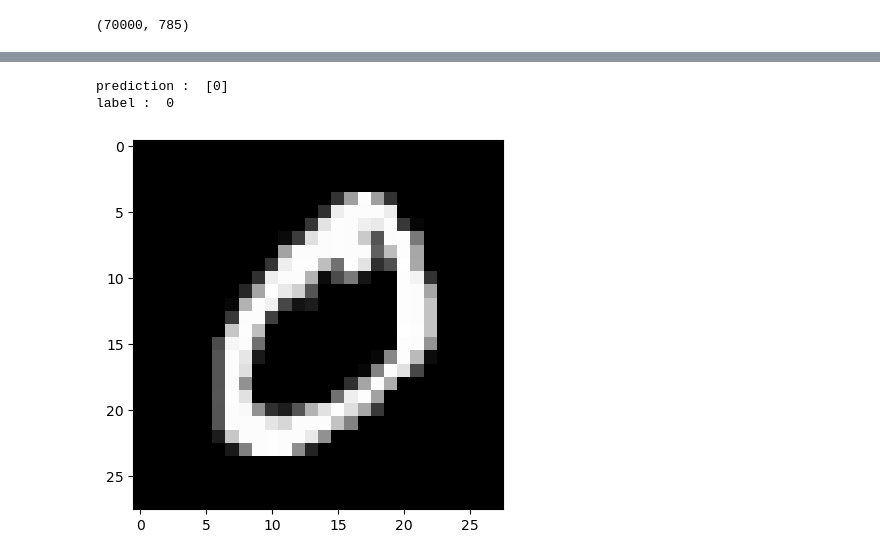
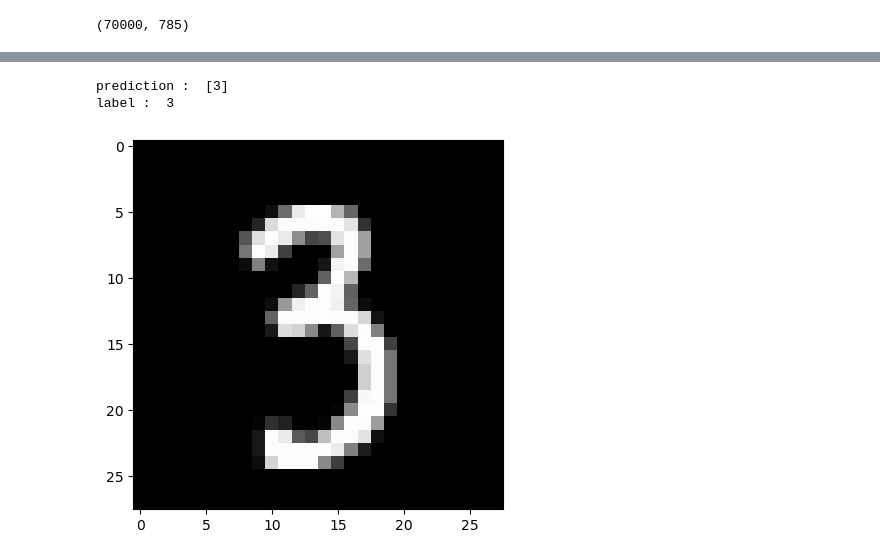
Before and after one commit to varshith-jureddi/neural-network, a Jupyter notebook: dev.ipynb, the cells around one changed output, grey strips where cells are left out. Drawn from its saved outputs; the diff is of its cells as text; code cells hidden in the pictures.

```diff
--- a/dev.ipynb
+++ b/dev.ipynb
@@ -36,11 +38,11 @@ data.shape
 (70000, 785)
 # %%
 rows,cols=data.shape
-test_size=int(rows*.8)
+test_size=int(rows*.9)
 train= data[: test_size].T
 test=data[test_size:].T
-X_train,y_train=train[1:],train[0]
-X_test,y_test=test[1:],test[0]
+X_train,y_train=train[1:]/255.0,train[0]
+X_test,y_test=test[1:]/255.0,test[0]
 # train.shape
 # 70000*.8
 # %%
@@ -64,17 +66,15 @@ print(y_train)
 # %%
 def init_params():
-    w1=np.random.rand(10,784) - 0.5
-    b1=np.random.rand(10,1) - 0.5
-    w2=np.random.rand(10,10) - 0.5
-    b2=np.random.rand(10,1) - 0.5
-    return w1,b1,w2,b2
+    w1= np.random.rand(10, 784) - 0.5
+    b1=np.random.rand(10, 1) - 0.5
+    w2=np.random.rand(10, 10) - 0.5
+    b2=np.random.rand(10, 1) - 0.5
+    return w1, b1, w2, b2
 
 def ReLU(z):
-    return np.maximum(0,z)
+    return np.maximum(z,0)
 
 def softmax(z):
-    # shift_z= z- np.max(z,axis=-1,keepdims=True)
-    # a= np.exp(shift_z) / np.sum(np.exp(shift_z))
     a = np.exp(z) / sum(np.exp(z))
     return a
 
@@ -93,17 +93,17 @@ def one_hot(y):
 
 def dReLU(z):
     return z>0
+def backward_propagation(z1,a1,z2,a2,w1,w2,x,y):
+    # m=y.size
+    onehoty=one_hot(y)
+    dz2=a2 - onehoty
+    dw2= 1/m * dz2.dot(a1.T)
+    db2 = 1/m * np.sum(dz2)
+    dz1= w2.T.dot(dz2) * dReLU(z1)
+    dw1= 1/m * dz1.dot(x.T)
+    db1 = 1/m * np.sum(dz1)
+    return db1,dw1,db2,dw2
 
-def backward_propagation(z1,a1,z2,a2,w1,w2,x,y):
-    m=y.size
-    onehoty=one_hot(y)
-    dz2=a2-onehoty
-    dw2= 1/m * dz2.dot(a1.T)
-    db2= 1/m * np.sum(dz2)
-    dz1= w2.T.dot(dz2) + dReLU(z1)
-    dw1= 1/m * dz1.dot(x.T)
-    db1= 1/m * np.sum(dz1)
-    return db1,dw1,db2,dw2
 def update_params(w1, b1, w2, b2, dw1, db1, dw2, db2,alpha):
     w1=w1-alpha*dw1
     b1=b1-alpha*db1
@@ -124,9 +124,10 @@ def gradient_descent(x, y, iterations,alpha):
         z1,a1,z2,a2=forward_propagation(w1,b1,w2,b2,x)
         db1,dw1,db2,dw2= backward_propagation(z1,a1,z2,a2,w1,w2,x,y)
         w1,b1,w2,b2 = update_params(w1, b1, w2, b2, dw1, db1, dw2, db2,alpha)
-        if i%50 == 0:
+        if i%10 == 0:
             print('iteration - ',i,' : ')
             print('accuracy : ',get_accuracy(get_prediction(a2),y))
+    print("accuracy:", get_accuracy(get_prediction(a2), y))
     return w1, b1, w2, b2
 # %%
 w1,b1,w2,b2 = gradient_descent(X_train,y_train,500,0.1)
@@ -146,8 +165,8 @@ def test_pred(index,w1,b1,w2,b2):
     plt.imshow(curr_img,interpolation='nearest')
     plt.show()
 # %%
-test_pred(1,w1,b1,w2,b2)
+test_pred(98,w1,b1,w2,b2)
 # %% [output]
-prediction :  [0]
-label :  0
+prediction :  [3]
+label :  3
-[figure, old version]
+[figure, new version]
```
Also changed, not shown: parts of 6 cells of this notebook.
